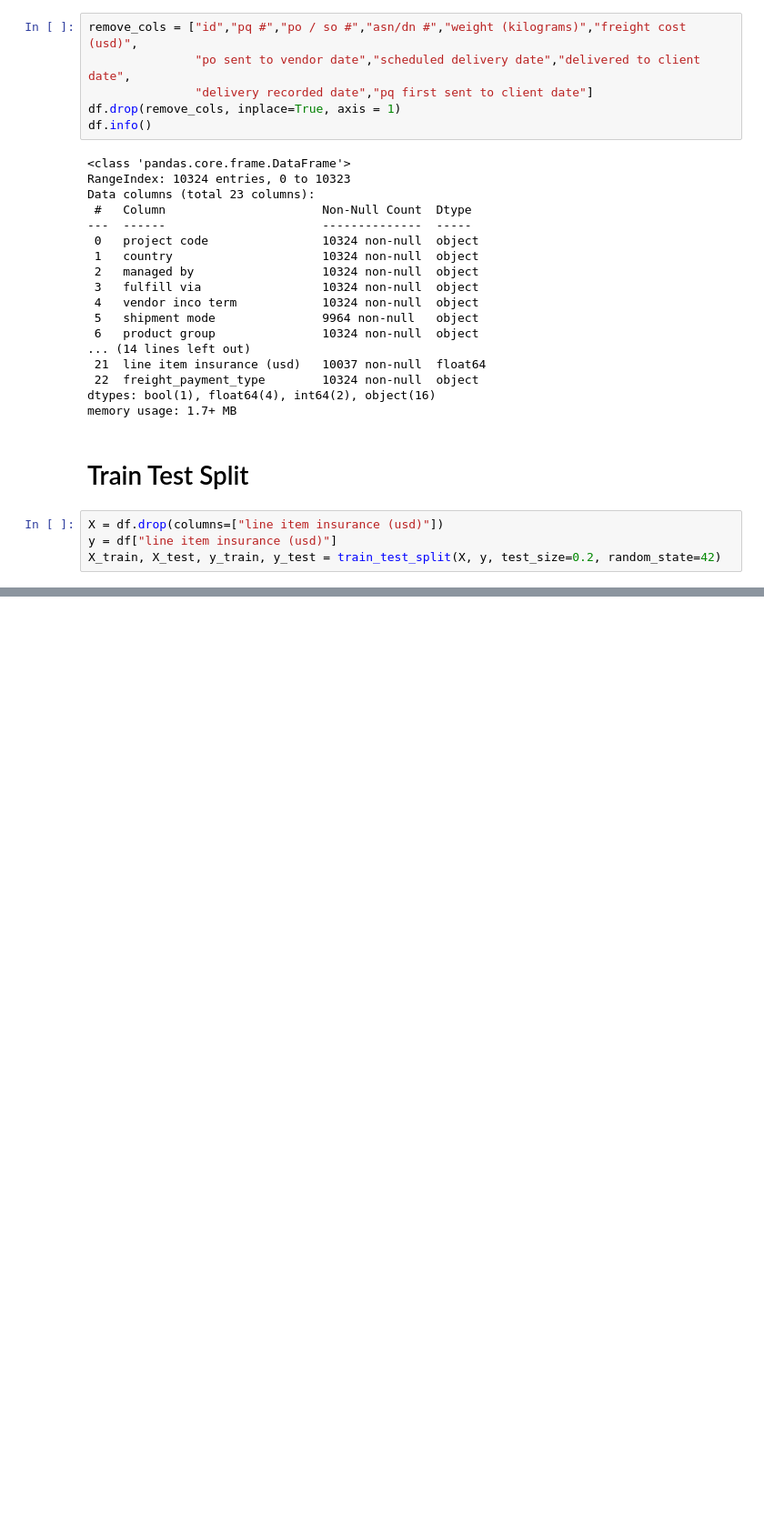
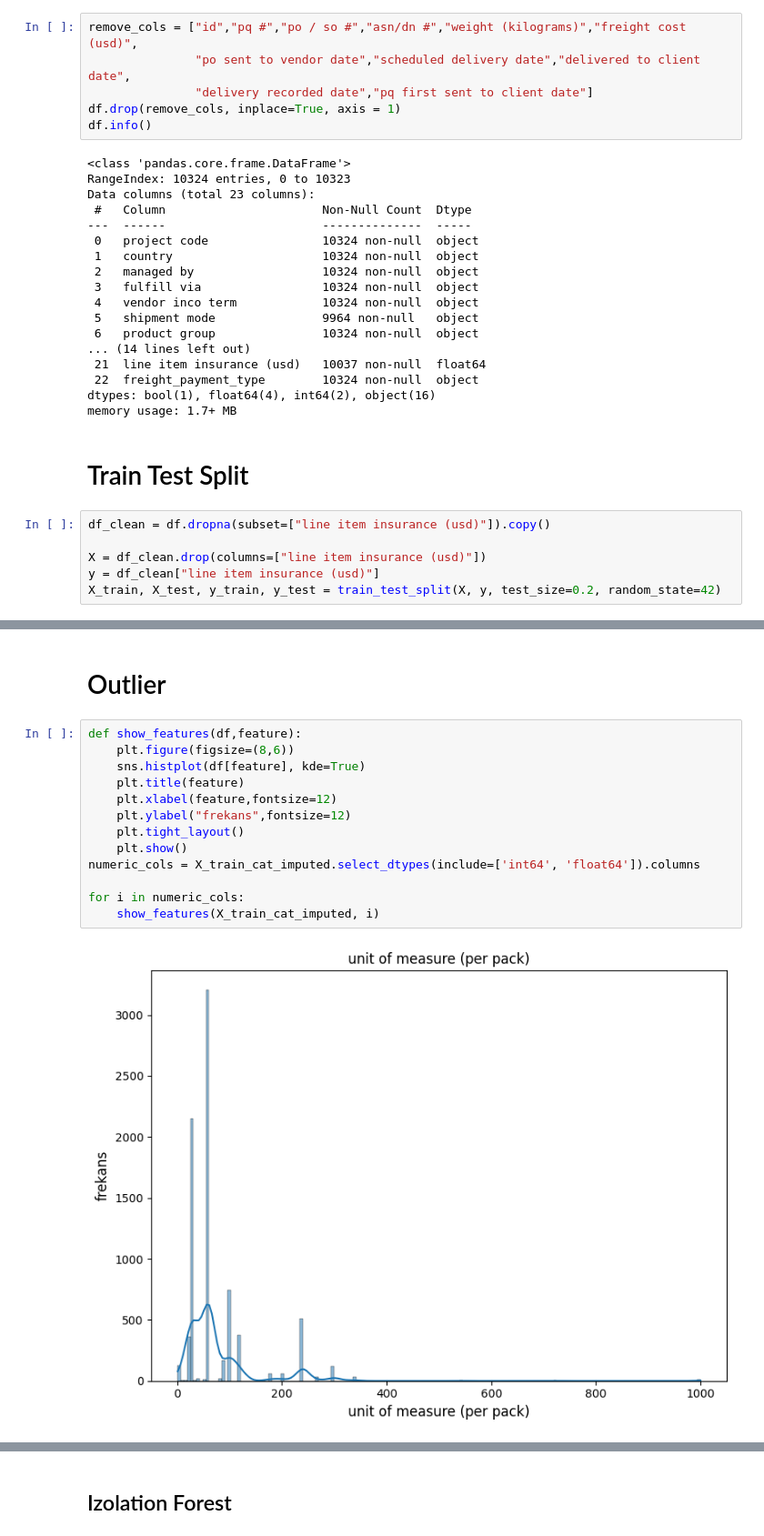
Before and after one commit to burakltnds/Kaggle_Notebook, a Jupyter notebook: 6_tedarik_zincir_maliyet_analizi.ipynb, the cells around one changed output, grey strips where cells are left out. Shown at 91% size. Cells and saved outputs as stored; diff of their text form; blank space fills up the shorter version.

Commit message:
Kaggle Notebook | tedarik_zincir_sigorta_maliyet_analizi.ipynb | Version 6 izolasyon ağaçlarıyla outlier detect yapıldı

```diff
--- a/6_tedarik_zincir_maliyet_analizi.ipynb
+++ b/6_tedarik_zincir_maliyet_analizi.ipynb
@@ -337,6 +339,8 @@ memory usage: 1.7+ MB
 # %% [markdown]
 # Train Test Split
 # %%
-X = df.drop(columns=["line item insurance (usd)"])
-y = df["line item insurance (usd)"]
+df_clean = df.dropna(subset=["line item insurance (usd)"]).copy()
+
+X = df_clean.drop(columns=["line item insurance (usd)"])
+y = df_clean["line item insurance (usd)"]
 X_train, X_test, y_train, y_test = train_test_split(X, y, test_size=0.2, random_state=42)
@@ -342,0 +426,17 @@ X_train, X_test, y_train, y_test = train_test_split(X, y, test_size=0.2, random_
+# %% [markdown]
+# Outlier
+# %%
+def show_features(df,feature):
+    plt.figure(figsize=(8,6))
+    sns.histplot(df[feature], kde=True)
+    plt.title(feature)
+    plt.xlabel(feature,fontsize=12)
+    plt.ylabel("frekans",fontsize=12)
+    plt.tight_layout()
+    plt.show()
+numeric_cols = X_train_cat_imputed.select_dtypes(include=['int64', 'float64']).columns
+
+for i in numeric_cols:
+    show_features(X_train_cat_imputed, i)
+# %% [output]
+[figure, added]
@@ -342,0 +447,2 @@ X_train, X_test, y_train, y_test = train_test_split(X, y, test_size=0.2, random_
+# %% [markdown]
+## Izolation Forest
```
Also changed, not shown: parts of 9 cells of this notebook.
